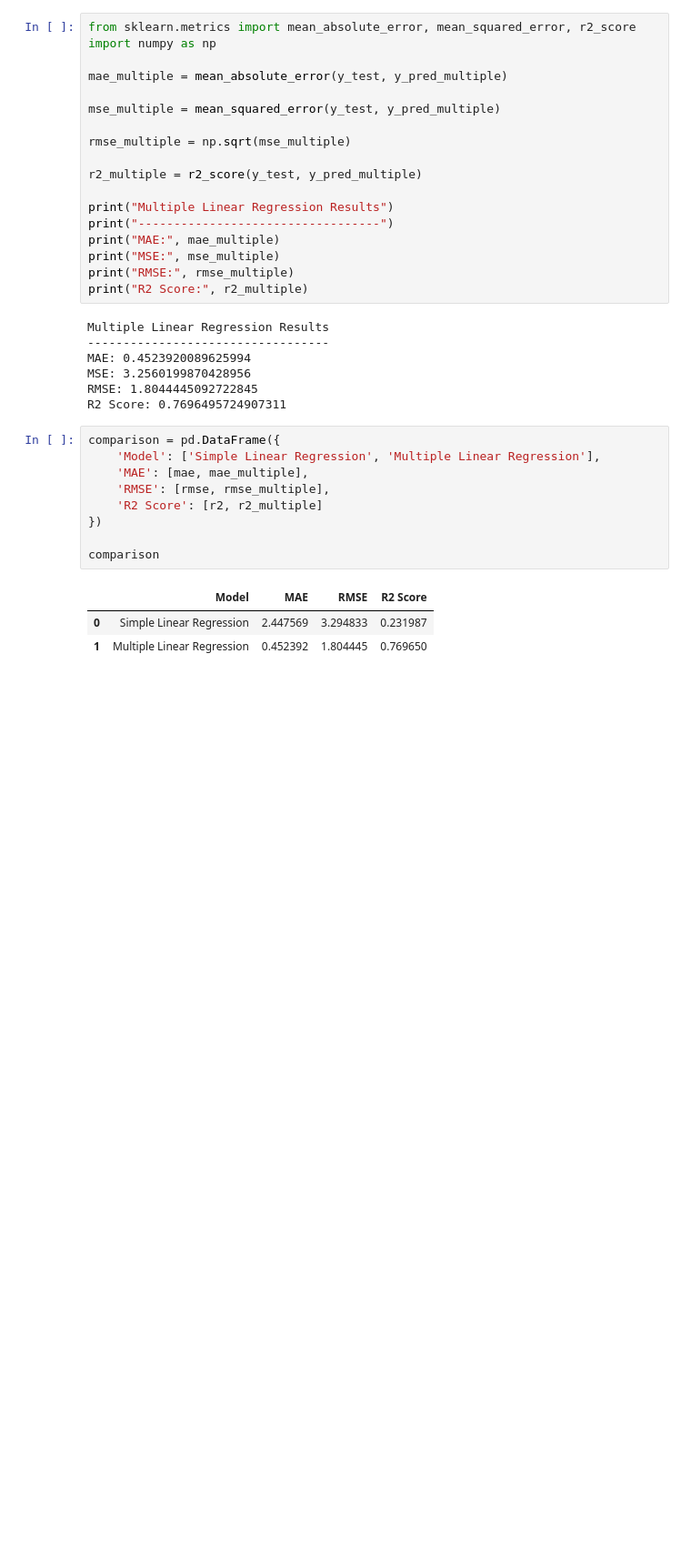
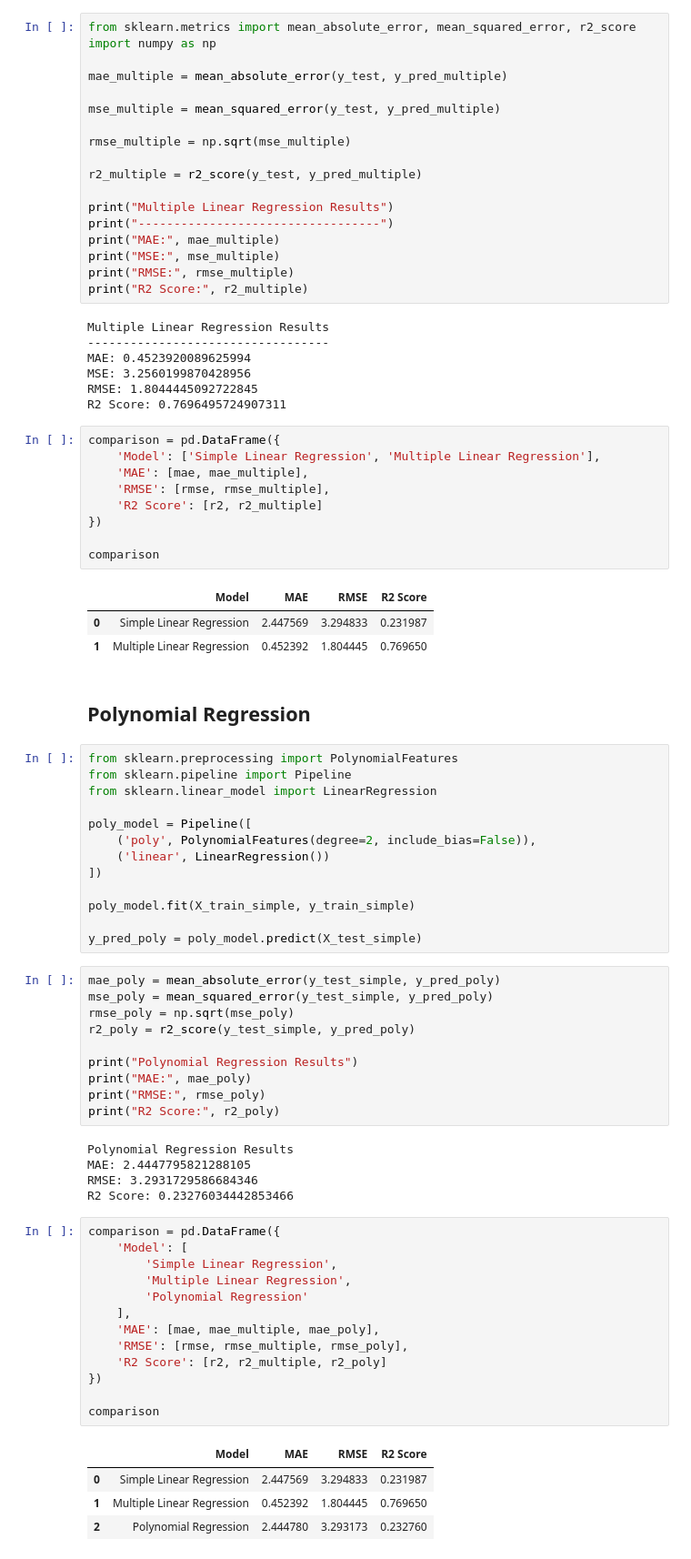
Before and after one commit to mdraihanmostafa746-coder/Student-Academic-Performance-Analysis-and-Prediction, a Jupyter notebook: notebooks/student_performance_analysis.ipynb, the cells around one changed output. Shown at 91% size. Saved outputs shown, nothing was run; the diff lists cells and outputs as text; blank space fills up the shorter version.

```diff
--- a/notebooks/student_performance_analysis.ipynb
+++ b/notebooks/student_performance_analysis.ipynb
@@ -770,3 +770,51 @@ comparison
 |  | Model | MAE | RMSE | R2 Score |
 | 0 | Simple Linear Regression | 2.447569 | 3.294833 | 0.231987 |
 | 1 | Multiple Linear Regression | 0.452392 | 1.804445 | 0.769650 |
+# %% [markdown]
+## Polynomial Regression
+# %%
+from sklearn.preprocessing import PolynomialFeatures
+from sklearn.pipeline import Pipeline
+from sklearn.linear_model import LinearRegression
+
+poly_model = Pipeline([
+    ('poly', PolynomialFeatures(degree=2, include_bias=False)),
+    ('linear', LinearRegression())
+])
+
+poly_model.fit(X_train_simple, y_train_simple)
+
+y_pred_poly = poly_model.predict(X_test_simple)
+# %%
+mae_poly = mean_absolute_error(y_test_simple, y_pred_poly)
+mse_poly = mean_squared_error(y_test_simple, y_pred_poly)
+rmse_poly = np.sqrt(mse_poly)
+r2_poly = r2_score(y_test_simple, y_pred_poly)
+
+print("Polynomial Regression Results")
+print("MAE:", mae_poly)
+print("RMSE:", rmse_poly)
+print("R2 Score:", r2_poly)
+# %% [output]
+Polynomial Regression Results
+MAE: 2.4447795821288105
+RMSE: 3.2931729586684346
+R2 Score: 0.23276034442853466
+# %%
+comparison = pd.DataFrame({
+    'Model': [
+        'Simple Linear Regression',
+        'Multiple Linear Regression',
+        'Polynomial Regression'
+    ],
+    'MAE': [mae, mae_multiple, mae_poly],
+    'RMSE': [rmse, rmse_multiple, rmse_poly],
+    'R2 Score': [r2, r2_multiple, r2_poly]
+})
+
+comparison
+# %% [output]
+|  | Model | MAE | RMSE | R2 Score |
+| 0 | Simple Linear Regression | 2.447569 | 3.294833 | 0.231987 |
+| 1 | Multiple Linear Regression | 0.452392 | 1.804445 | 0.769650 |
+| 2 | Polynomial Regression | 2.444780 | 3.293173 | 0.232760 |
```
Also changed, not shown: parts of 10 cells of this notebook.
